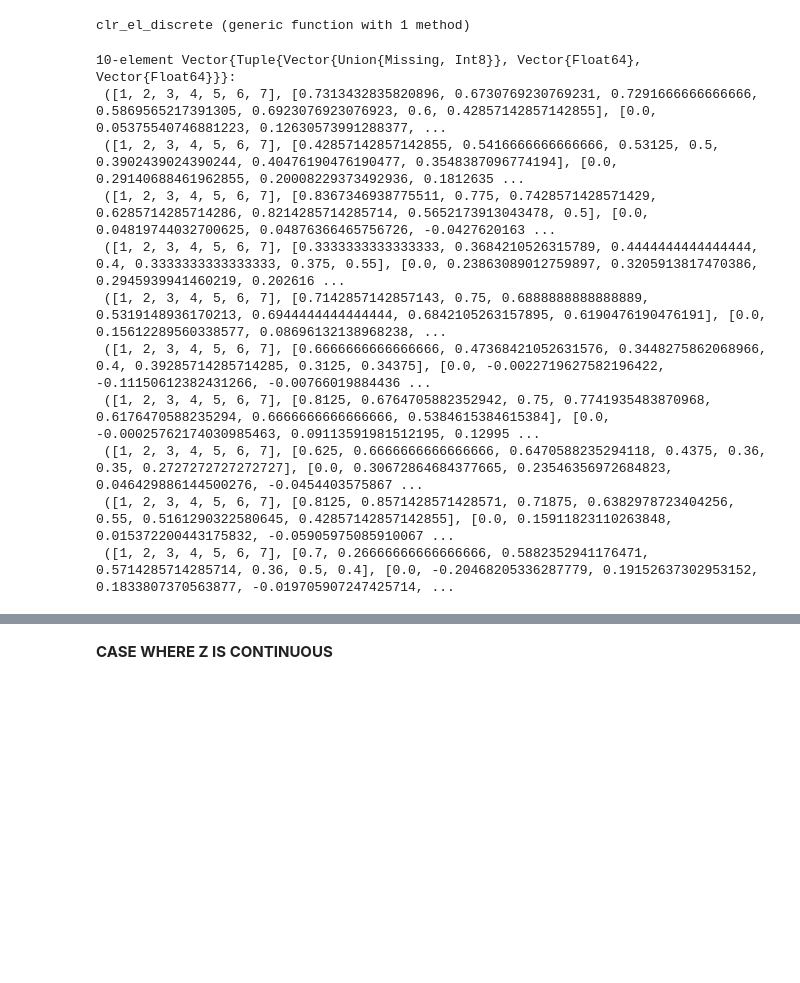
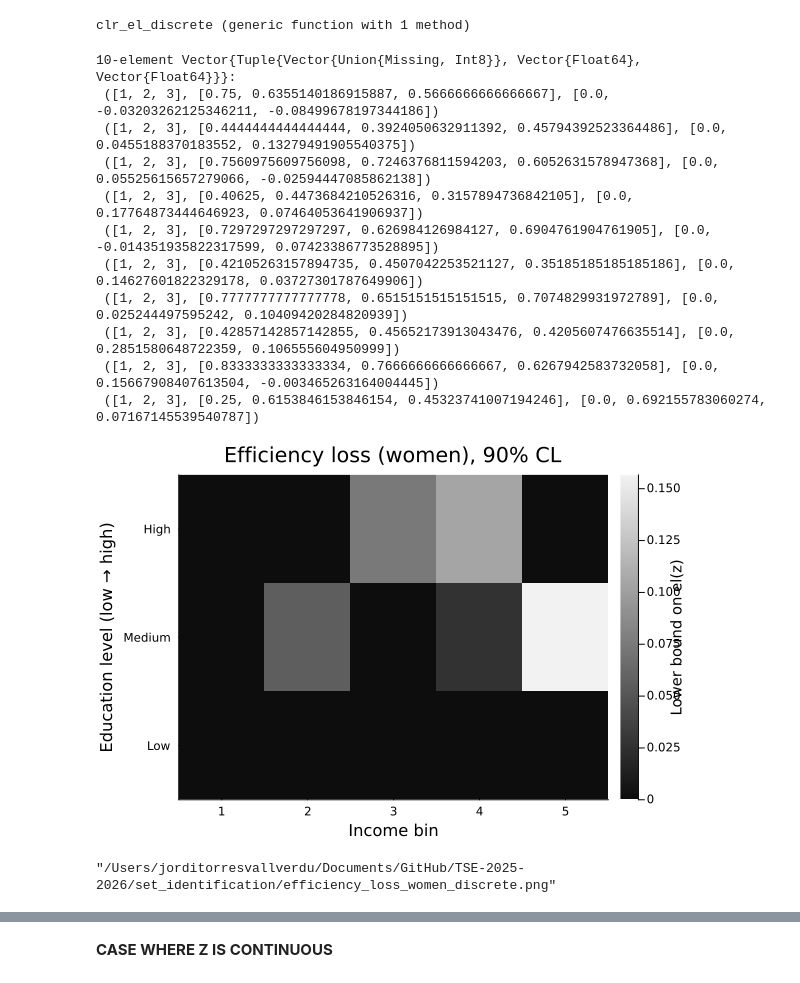
Before and after one commit to jorditorres1098/TSE-2025-2026, a Jupyter notebook: set_identification/mhg_replication.ipynb, the cells around one changed output, grey strips where cells are left out. Cells and saved outputs as stored; diff of their text form; code cells hidden in the pictures; blank space fills up the shorter version.

```diff
--- a/set_identification/mhg_replication.ipynb
+++ b/set_identification/mhg_replication.ipynb
@@ -760,16 +304,49 @@ Random.seed!(12345)
 
 N= length(subsamples)
 
-results= [clr_el_discrete(i, :z_numeric_iq, :postsec_stem2; R=2000, rng=Random.default_rng()) for i in subsamples]
+results= [clr_el_discrete(i, :c_iq_opl, :postsec_stem2; R=2000, rng=Random.default_rng()) for i in subsamples]
 # %% [output]
 10-element Vector{Tuple{Vector{Union{Missing, Int8}}, Vector{Float64}, Vector{Float64}}}:
- ([1, 2, 3, 4, 5, 6, 7], [0.7313432835820896, 0.6730769230769231, 0.7291666666666666, 0.5869565217391305, 0.6923076923076923, 0.6, 0.42857142857142855], [0.0, 0.05375540746881223, 0.12630573991288377, ...
- ([1, 2, 3, 4, 5, 6, 7], [0.42857142857142855, 0.5416666666666666, 0.53125, 0.5, 0.3902439024390244, 0.40476190476190477, 0.3548387096774194], [0.0, 0.29140688461962855, 0.20008229373492936, 0.1812635 ...
- ([1, 2, 3, 4, 5, 6, 7], [0.8367346938775511, 0.775, 0.7428571428571429, 0.6285714285714286, 0.8214285714285714, 0.5652173913043478, 0.5], [0.0, 0.04819744032700625, 0.04876366465756726, -0.0427620163 ...
- ([1, 2, 3, 4, 5, 6, 7], [0.3333333333333333, 0.3684210526315789, 0.4444444444444444, 0.4, 0.3333333333333333, 0.375, 0.55], [0.0, 0.23863089012759897, 0.3205913817470386, 0.2945939941460219, 0.202616 ...
- ([1, 2, 3, 4, 5, 6, 7], [0.7142857142857143, 0.75, 0.6888888888888889, 0.5319148936170213, 0.6944444444444444, 0.6842105263157895, 0.6190476190476191], [0.0, 0.15612289560338577, 0.08696132138968238, ...
- ([1, 2, 3, 4, 5, 6, 7], [0.6666666666666666, 0.47368421052631576, 0.3448275862068966, 0.4, 0.39285714285714285, 0.3125, 0.34375], [0.0, -0.0022719627582196422, -0.11150612382431266, -0.00766019884436 ...
- ([1, 2, 3, 4, 5, 6, 7], [0.8125, 0.6764705882352942, 0.75, 0.7741935483870968, 0.6176470588235294, 0.6666666666666666, 0.5384615384615384], [0.0, -0.00025762174030985463, 0.09113591981512195, 0.12995 ...
- ([1, 2, 3, 4, 5, 6, 7], [0.625, 0.6666666666666666, 0.6470588235294118, 0.4375, 0.36, 0.35, 0.2727272727272727], [0.0, 0.30672864684377665, 0.23546356972684823, 0.046429886144500276, -0.0454403575867 ...
- ([1, 2, 3, 4, 5, 6, 7], [0.8125, 0.8571428571428571, 0.71875, 0.6382978723404256, 0.55, 0.5161290322580645, 0.42857142857142855], [0.0, 0.15911823110263848, 0.015372200443175832, -0.05905975085910067 ...
- ([1, 2, 3, 4, 5, 6, 7], [0.7, 0.26666666666666666, 0.5882352941176471, 0.5714285714285714, 0.36, 0.5, 0.4], [0.0, -0.20468205336287779, 0.19152637302953152, 0.1833807370563877, -0.019705907247425714, ...
+ ([1, 2, 3], [0.75, 0.6355140186915887, 0.5666666666666667], [0.0, -0.03203262125346211, -0.08499678197344186])
+ ([1, 2, 3], [0.4444444444444444, 0.3924050632911392, 0.45794392523364486], [0.0, 0.0455188370183552, 0.13279491905540375])
+ ([1, 2, 3], [0.7560975609756098, 0.7246376811594203, 0.6052631578947368], [0.0, 0.05525615657279066, -0.02594447085862138])
+ ([1, 2, 3], [0.40625, 0.4473684210526316, 0.3157894736842105], [0.0, 0.17764873444646923, 0.07464053641906937])
+ ([1, 2, 3], [0.7297297297297297, 0.626984126984127, 0.6904761904761905], [0.0, -0.014351935822317599, 0.07423386773528895])
+ ([1, 2, 3], [0.42105263157894735, 0.4507042253521127, 0.35185185185185186], [0.0, 0.14627601822329178, 0.03727301787649906])
+ ([1, 2, 3], [0.7777777777777778, 0.6515151515151515, 0.7074829931972789], [0.0, 0.025244497595242, 0.10409420284820939])
+ ([1, 2, 3], [0.42857142857142855, 0.45652173913043476, 0.4205607476635514], [0.0, 0.2851580648722359, 0.106555604950999])
+ ([1, 2, 3], [0.8333333333333334, 0.7666666666666667, 0.6267942583732058], [0.0, 0.15667908407613504, -0.003465263164004445])
+ ([1, 2, 3], [0.25, 0.6153846153846154, 0.45323741007194246], [0.0, 0.692155783060274, 0.07167145539540787])
+# %%
+zgrid = results[1][1]   # [1,2,3]
+G = length(zgrid)
+B = length(results) ÷ 2
+
+el_women = zeros(G, B)
+el_men   = zeros(G, B)
+
+for b in 1:B
+    el_women[:, b] .= max.(results[2*b - 1][3], 0.0)
+    el_men[:, b]   .= max.(results[2*b][3], 0.0)
+end
+# %%
+using Plots
+
+pdiscrete=heatmap(
+    1:B,
+    1:G,
+    el_women;
+    xlabel = "Income bin",
+    ylabel = "Education level (low → high)",
+    yticks = (1:G, ["Low", "Medium", "High"]),
+    title  = "Efficiency loss (women), 90% CL",
+    color  = :grays,
+    clims  = (0, maximum(el_women)),
+    colorbar_title = "Lower bound on el(z)"
+)
+# %% [output]
+[figure, added]
+# %%
+savefig(pdiscrete, joinpath(export_dir, "efficiency_loss_women_discrete.png"))
+# %% [output]
+"/Users/jorditorresvallverdu/Documents/GitHub/TSE-2025-2026/set_identification/efficiency_loss_women_discrete.png"
```
Also changed, not shown: parts of 47 cells of this notebook, 13 other files.
